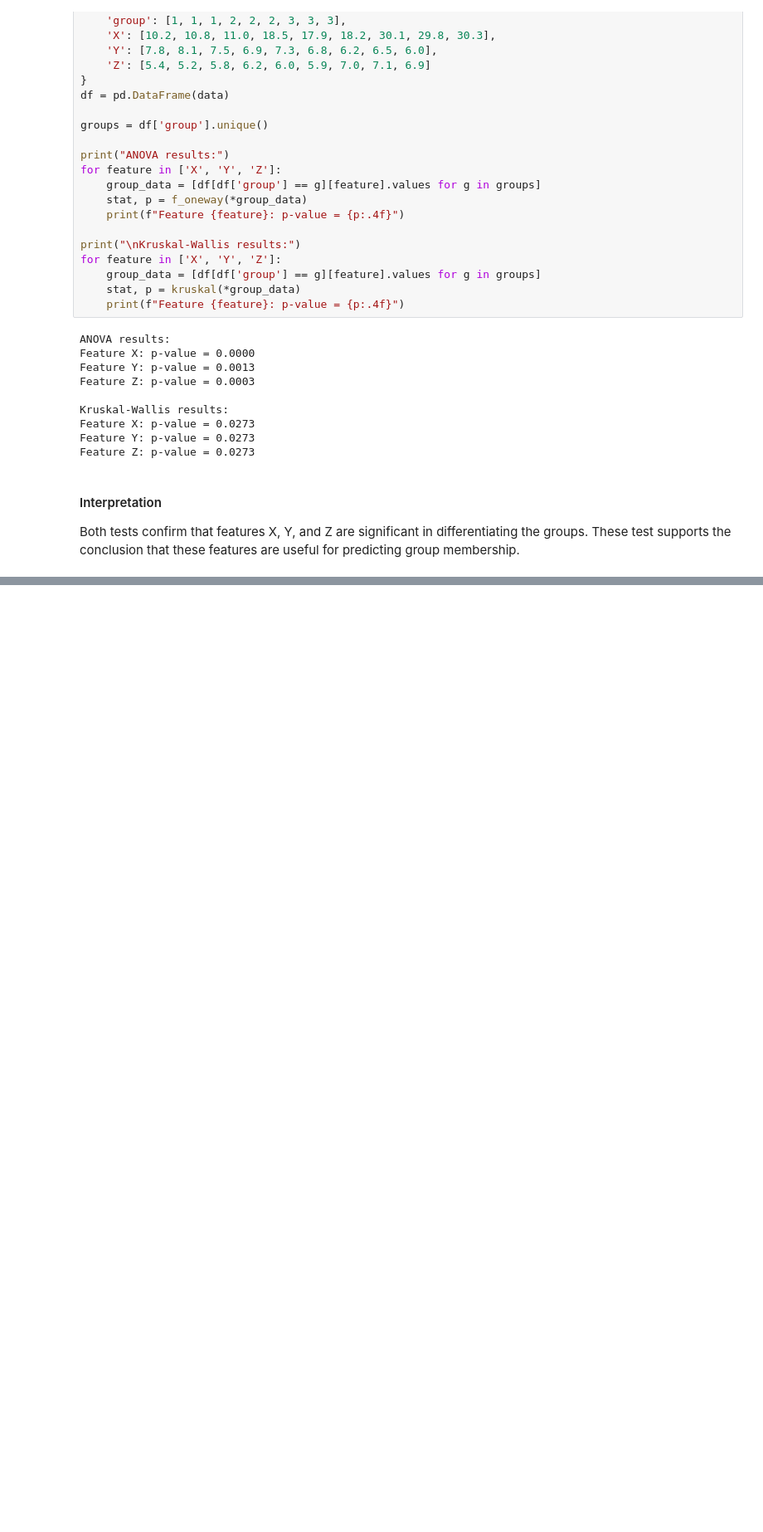
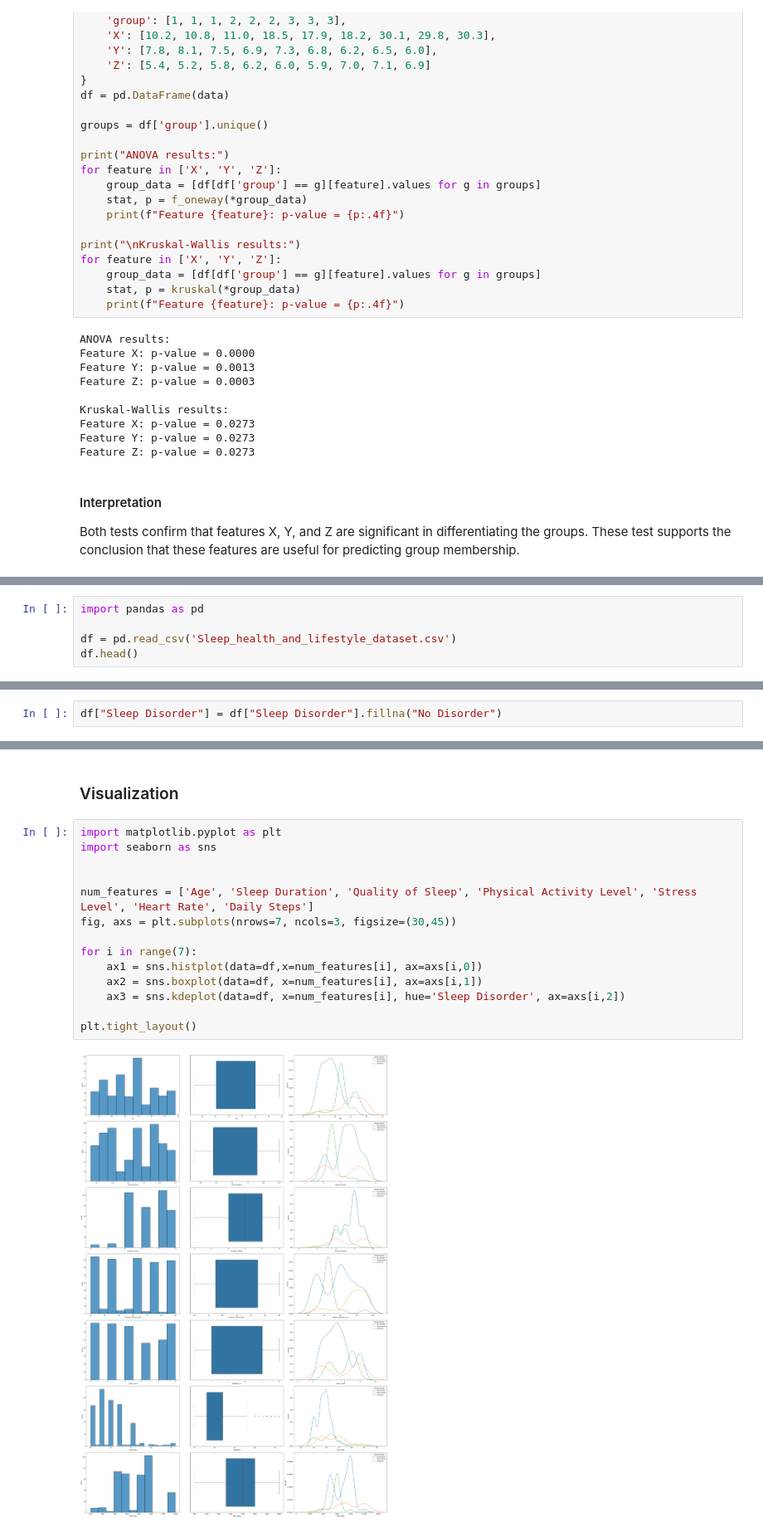
Before and after one commit to woxane/ML-Assignments, a Jupyter notebook: 1/ML-Assignment_1.ipynb, the cells around one changed output, grey strips where cells are left out. Shown at 83% size. Saved outputs shown, nothing was run; the diff lists cells and outputs as text; blank space fills up the shorter version.

Commit message:
feat: add sleep health and lifestyle practical question answer into notebook

```diff
--- a/1/ML-Assignment_1.ipynb
+++ b/1/ML-Assignment_1.ipynb
@@ -258,0 +267,5 @@ Both tests confirm that features X, Y, and Z are significant in differentiating
+# %%
+import pandas as pd
+
+df = pd.read_csv('Sleep_health_and_lifestyle_dataset.csv')
+df.head()
@@ -258,0 +402,2 @@ Both tests confirm that features X, Y, and Z are significant in differentiating
+# %%
+df["Sleep Disorder"] = df["Sleep Disorder"].fillna("No Disorder")
@@ -258,0 +438,18 @@ Both tests confirm that features X, Y, and Z are significant in differentiating
+# %% [markdown]
+### Visualization
+# %%
+import matplotlib.pyplot as plt
+import seaborn as sns
+
+
+num_features = ['Age', 'Sleep Duration', 'Quality of Sleep', 'Physical Activity Level', 'Stress Level', 'Heart Rate', 'Daily Steps']
+fig, axs = plt.subplots(nrows=7, ncols=3, figsize=(30,45))
+
+for i in range(7):
+    ax1 = sns.histplot(data=df,x=num_features[i], ax=axs[i,0])
+    ax2 = sns.boxplot(data=df, x=num_features[i], ax=axs[i,1])
+    ax3 = sns.kdeplot(data=df, x=num_features[i], hue='Sleep Disorder', ax=axs[i,2])
+
+plt.tight_layout()
+# %% [output]
+[figure, added]
```
Also changed, not shown: parts of 43 cells of this notebook.
